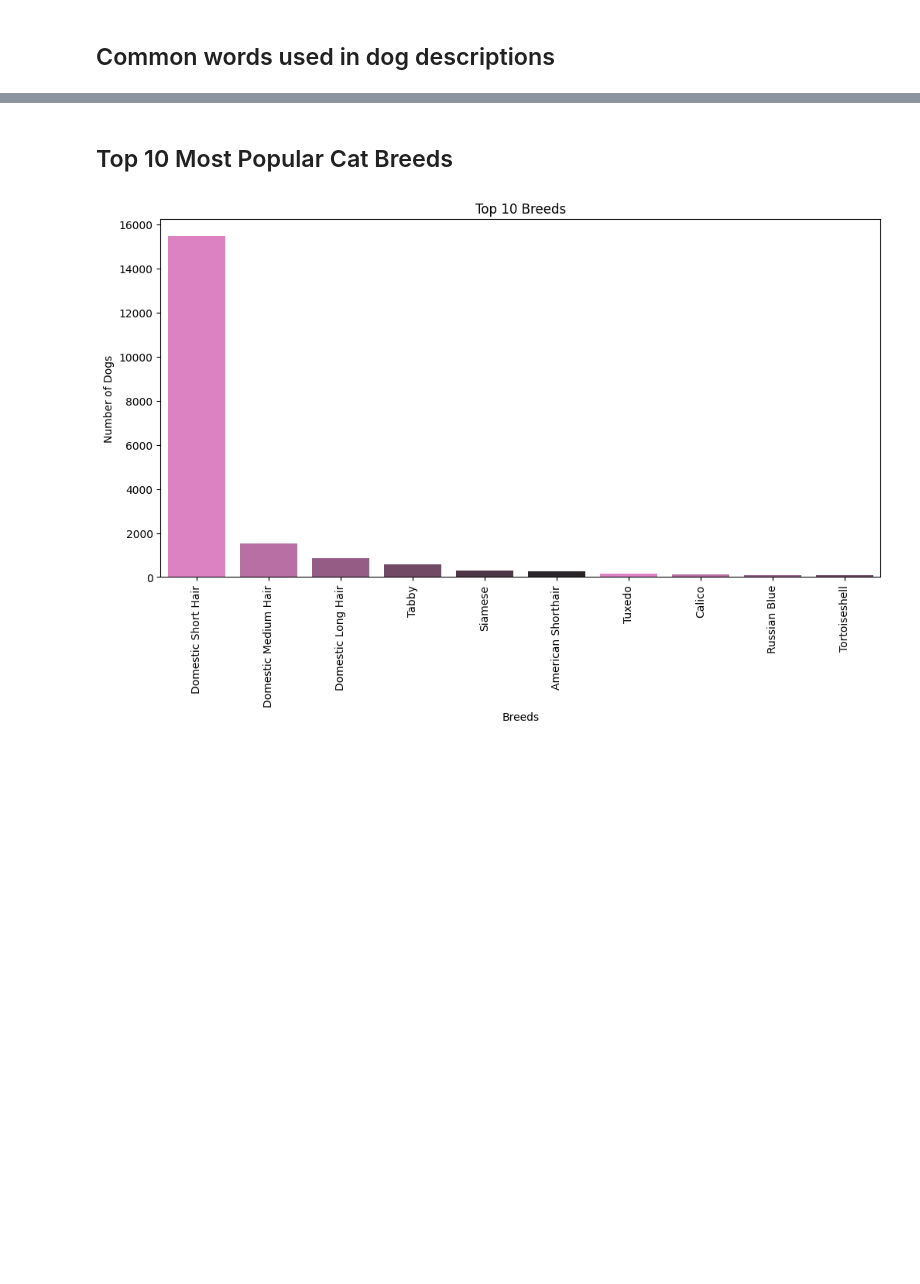
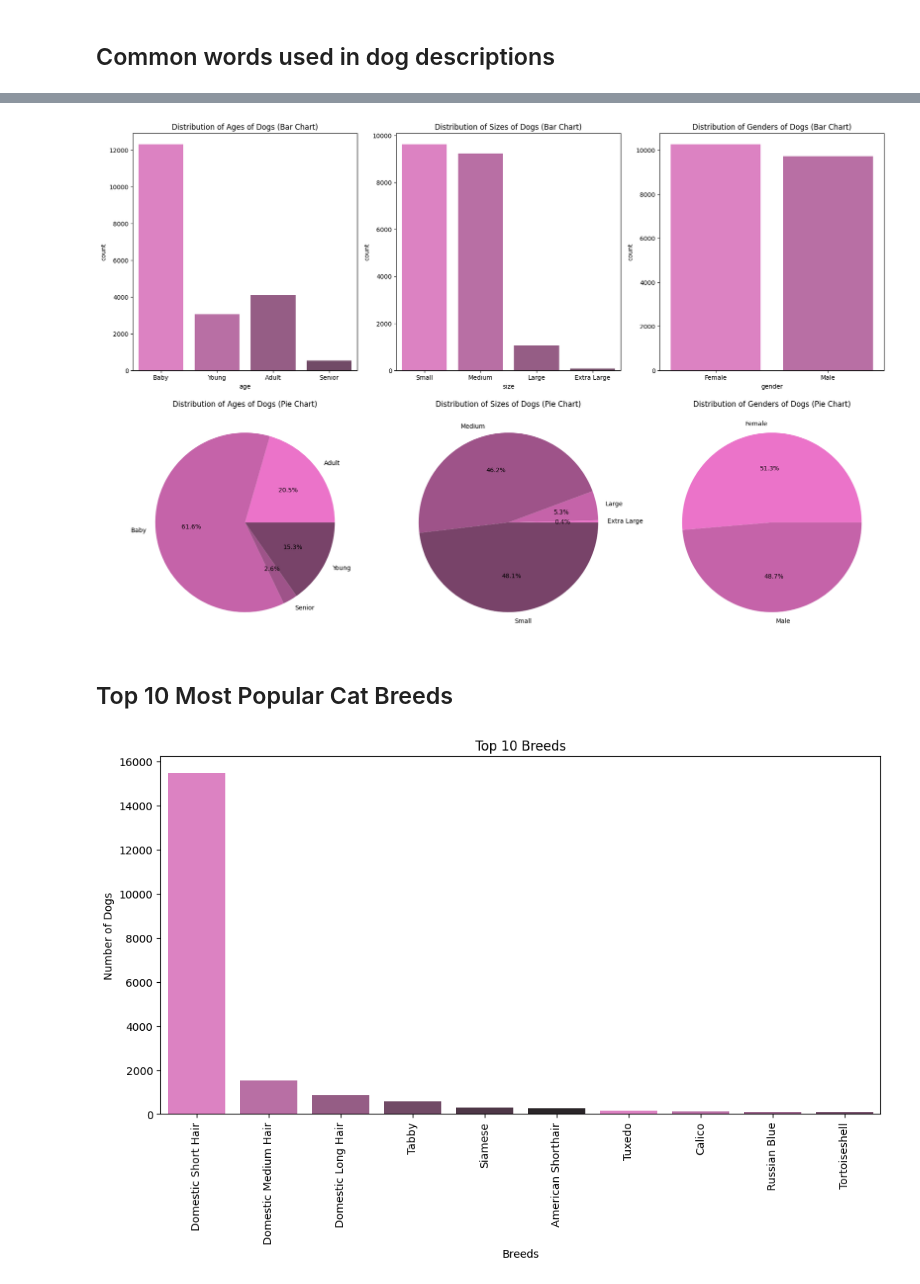
Before and after one commit to violeta-kastreva/pet-adoption-rates-research, a Jupyter notebook: pets-research.ipynb, the cells around one changed output, grey strips where cells are left out. Saved outputs shown, nothing was run; the diff lists cells and outputs as text; code cells hidden in the pictures; blank space fills up the shorter version.

```diff
--- a/pets-research.ipynb
+++ b/pets-research.ipynb
@@ -271,3 +228,35 @@ plt.show()
+# %%
+df = pd.read_csv("data/cats.csv")
+
+pink_palette = sns.dark_palette("#eb73c9", as_cmap=False, reverse=True)
+
+fig, axs = plt.subplots(2, 3, figsize=(18, 12))  # 2 rows, 3 columns
+
+# Age distribution
+sns.countplot(x='age', data=df, order=age_order, palette=pink_palette, ax=axs[0, 0])
+axs[0, 0].set_title('Distribution of Ages of Dogs (Bar Chart)')
+df['age'].value_counts().sort_index().plot(kind='pie', autopct='%1.1f%%', colors=pink_palette, ax=axs[1, 0])
+axs[1, 0].set_title('Distribution of Ages of Dogs (Pie Chart)')
+axs[1, 0].set_ylabel('')
+
+# Size distribution
+sns.countplot(x='size', data=df, order=size_order, palette=pink_palette, ax=axs[0, 1])
+axs[0, 1].set_title('Distribution of Sizes of Dogs (Bar Chart)')
+df['size'].value_counts().sort_index().plot(kind='pie', autopct='%1.1f%%', colors=pink_palette, ax=axs[1, 1])
+axs[1, 1].set_title('Distribution of Sizes of Dogs (Pie Chart)')
+axs[1, 1].set_ylabel('')
+
+# Gender distribution
+sns.countplot(x='gender', data=df, palette=pink_palette, ax=axs[0, 2])
+axs[0, 2].set_title('Distribution of Genders of Dogs (Bar Chart)')
+df['gender'].value_counts().plot(kind='pie', autopct='%1.1f%%', colors=pink_palette, ax=axs[1, 2])
+axs[1, 2].set_title('Distribution of Genders of Dogs (Pie Chart)')
+axs[1, 2].set_ylabel('')
+
+plt.tight_layout()
+plt.show()
+# %% [output]
+[figure, added]
 # %% [markdown]
 ## Top 10 Most Popular Cat Breeds
 # %%
```
Also changed, not shown: parts of 11 cells of this notebook, 2 other files.
